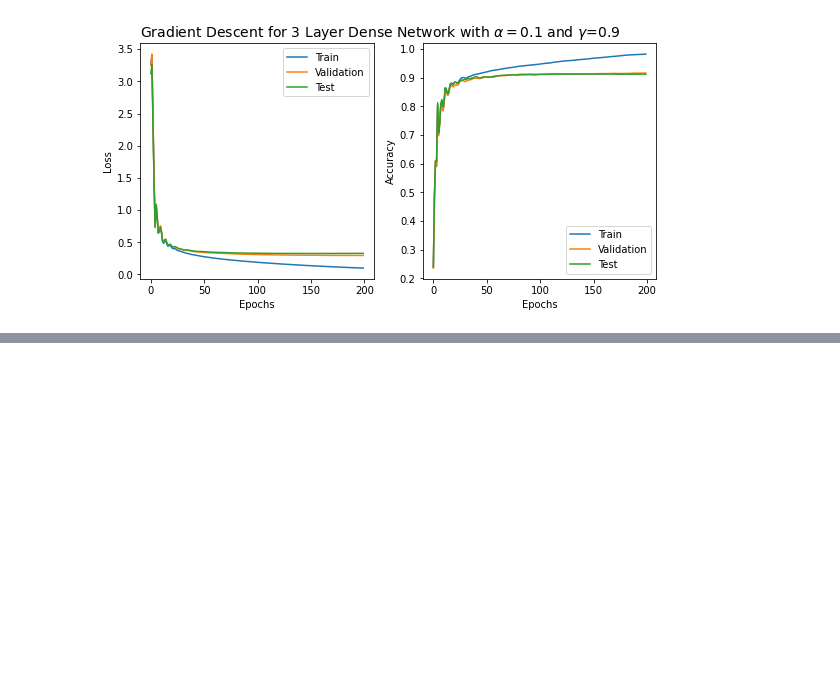
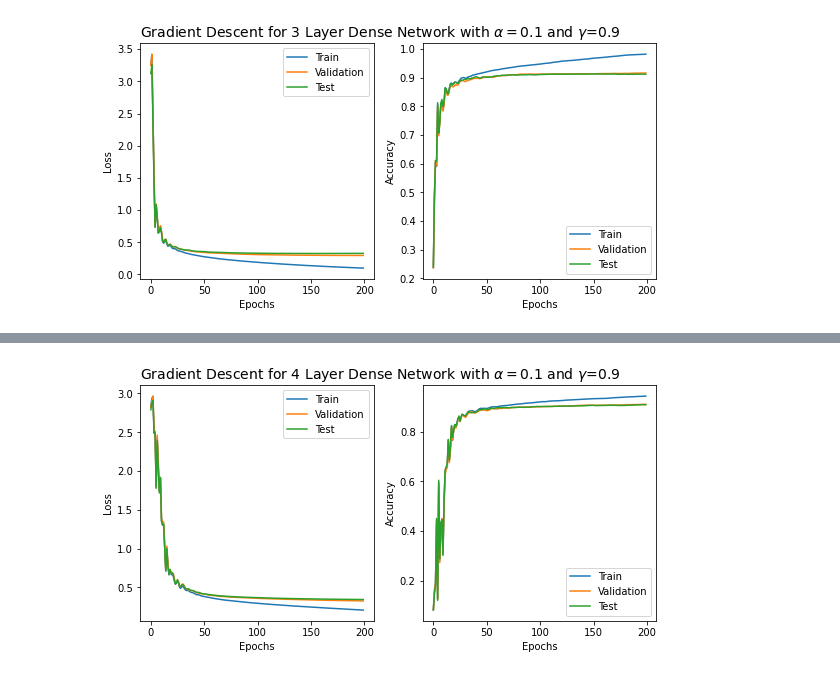
Before and after one commit to pranshumalik14/ece421-labs-hw, a Jupyter notebook: labs/lab2/lab2.ipynb, the cells around one changed output, grey strips where cells are left out. Cells and saved outputs as stored; diff of their text form; code cells hidden in the pictures; blank space fills up the shorter version.

```diff
--- a/labs/lab2/lab2.ipynb
+++ b/labs/lab2/lab2.ipynb
@@ -44,6 +50,18 @@ class Softmax:
         assert len(x) == 1 or len(x.T) == 1
         s = Softmax()(x)
         return np.diag(s) - np.outer(s, s)
+
+# just as an extension of the lab
+class Sigmoid:
+    # sigmoid = 1 / (1 + exp(-x))
+    @staticmethod
+    def __call__(x):
+        return 1/(1 + np.exp(-x))
+    # derivative of sigmoid
+    @staticmethod
+    def prime(x):
+        sigmoid = Sigmoid()(x)
+        return sigmoid*(1 - sigmoid)
 # %% [markdown]
 Now, we define the `Network` class that will be used to define an arbitrary network with dense (fully-connected) layers. The class definition and functionality will expand as we progress through each section. We begin with defining the functions that create the network structure, model parameters, their initialization, and the forward pass through the network.
 
@@ -293,2 +317,6 @@ plot_learning_history(title, loss_history, accuracy_history)
 # %% [output]
 [figure]
+# %%
+# recreate network (due to updates to class definition) and train on data
+nn = Network([F, H, H, K], [ReLU(), Sigmoid(), Softmax()])
+_, _, four_lyr_loss_hist, four_lyr_accuracy_hist = nn.train(Xs, Ys, CrossEntropy(), accuracy, 200)
@@ -294,0 +334,5 @@ plot_learning_history(title, loss_history, accuracy_history)
+# %%
+title = r"Gradient Descent for 4 Layer Dense Network with $\alpha={}$ and $\gamma$={}".format(0.1, 0.9)
+plot_learning_history(title, four_lyr_loss_hist, four_lyr_accuracy_hist)
+# %% [output]
+[figure, added]
```
Also changed, not shown: parts of 8 cells of this notebook.
